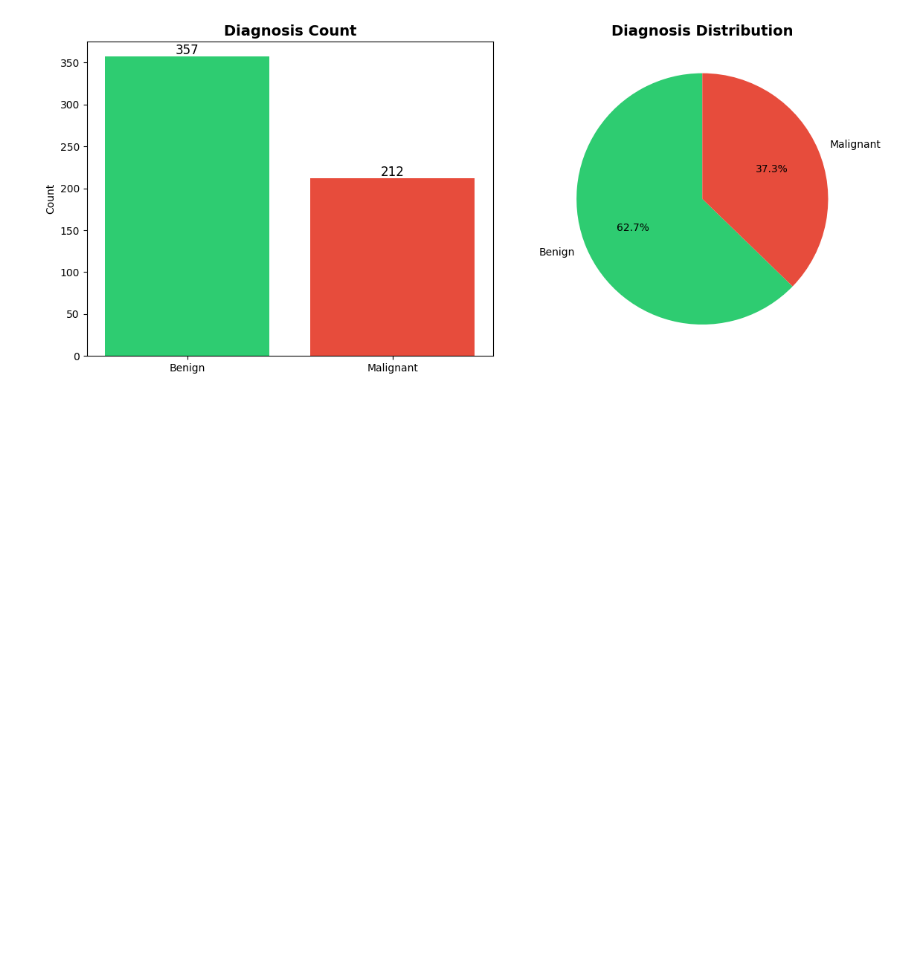
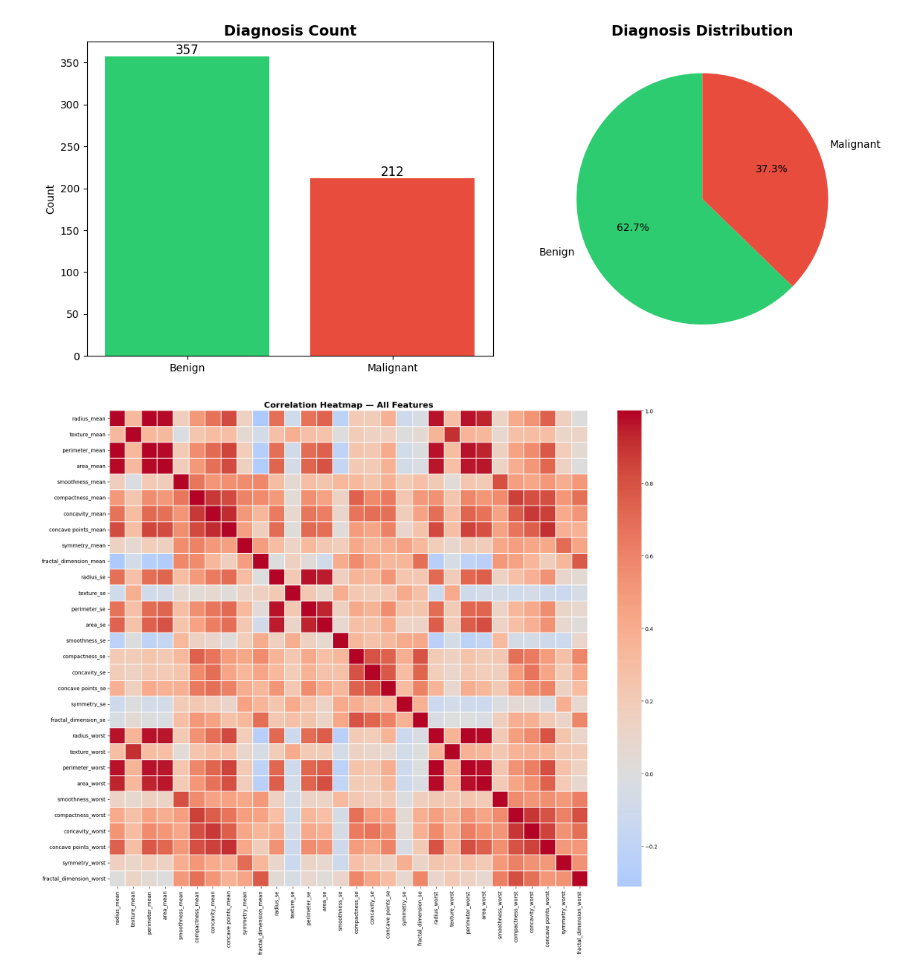
Before and after one commit to john-nio/eda-project, a Jupyter notebook: breast_cancer/breast_cancer.ipynb, the cells around one changed output. Saved outputs shown, nothing was run; the diff lists cells and outputs as text; code cells hidden in the pictures; blank space fills up the shorter version.

```diff
--- a/breast_cancer/breast_cancer.ipynb
+++ b/breast_cancer/breast_cancer.ipynb
@@ -88,3 +88,16 @@ plt.savefig('visualizations/diagnosis_distribution.png', dpi=150)
 plt.show()
 # %% [output]
 [figure]
+# %%
+fig, ax = plt.subplots(figsize=(18, 15))
+
+corr = df.drop(columns='diagnosis').corr()
+sns.heatmap(corr, annot=False, cmap='coolwarm', center=0,
+            linewidths=0.3, ax=ax)
+
+ax.set_title('Correlation Heatmap — All Features', fontsize=16, fontweight='bold')
+plt.tight_layout()
+plt.savefig('visualizations/correlation_heatmap_all.png', dpi=150)
+plt.show()
+# %% [output]
+[figure, added]
```
Also changed, not shown: 1 other file.
